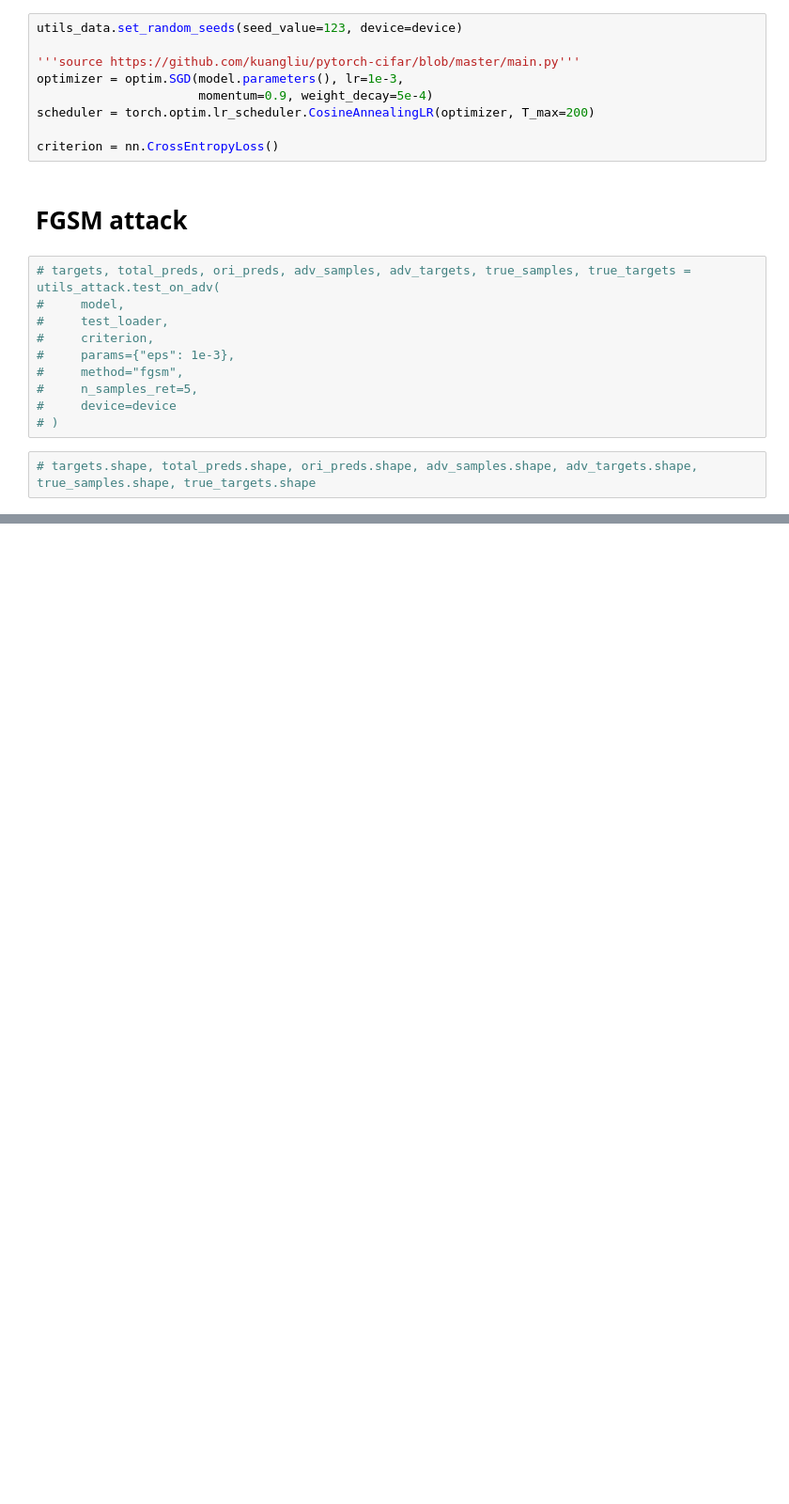
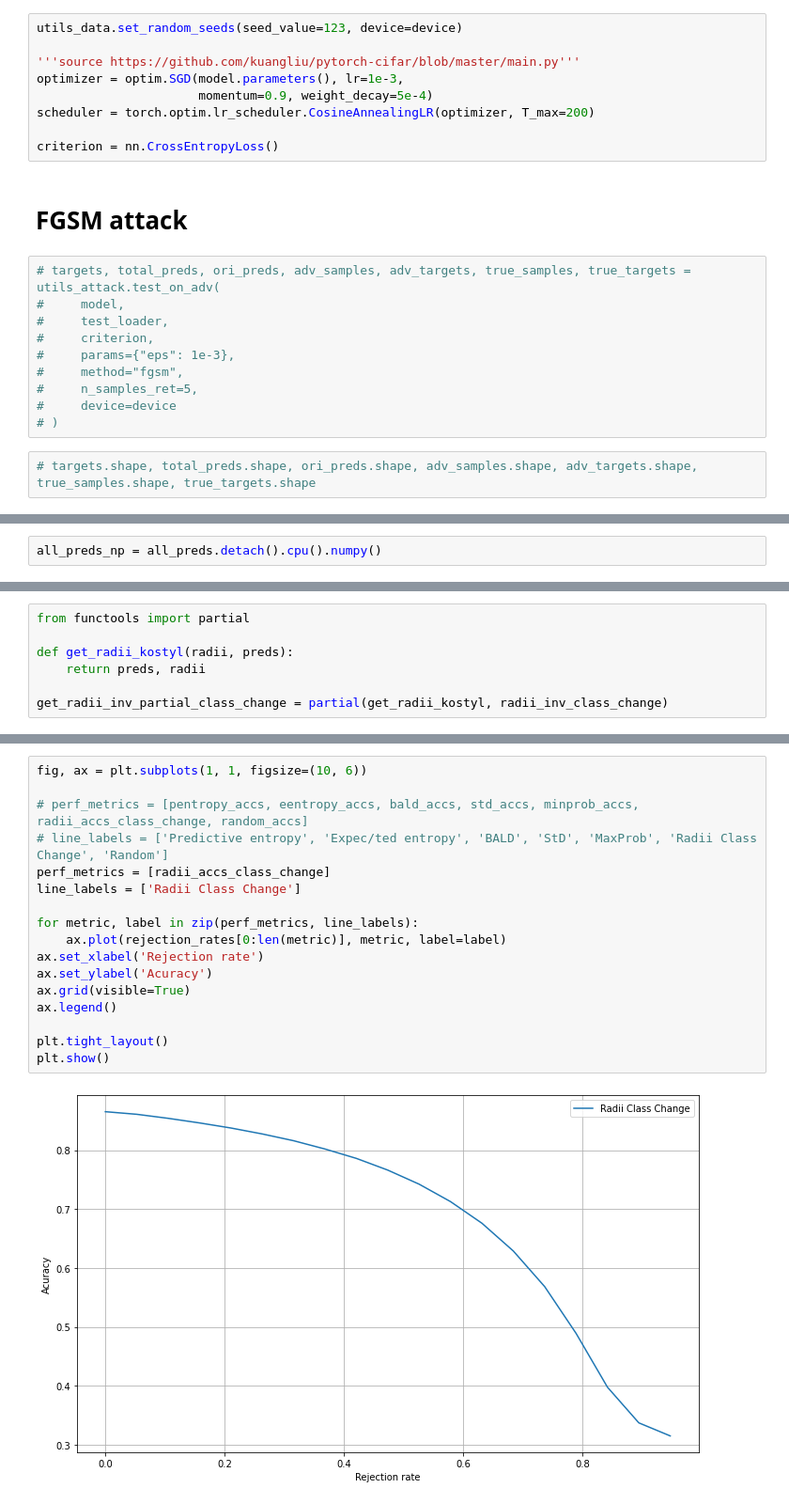
Before and after one commit to roguLINA/DL_project, a Jupyter notebook: experiment.ipynb, the cells around one changed output, grey strips where cells are left out. Shown at 94% size. Drawn from its saved outputs; the diff is of its cells as text; blank space fills up the shorter version.

```diff
--- a/experiment.ipynb
+++ b/experiment.ipynb
@@ -205,0 +219,2 @@ results_df
+# %%
+all_preds_np = all_preds.detach().cpu().numpy()
@@ -205,0 +269,7 @@ results_df
+# %%
+from functools import partial
+
+def get_radii_kostyl(radii, preds):
+    return preds, radii
+
+get_radii_inv_partial_class_change = partial(get_radii_kostyl, radii_inv_class_change)
@@ -205,0 +318,19 @@ results_df
+# %%
+fig, ax = plt.subplots(1, 1, figsize=(10, 6))
+
+# perf_metrics = [pentropy_accs, eentropy_accs, bald_accs, std_accs, minprob_accs, radii_accs_class_change, random_accs]
+# line_labels = ['Predictive entropy', 'Expec/ted entropy', 'BALD', 'StD', 'MaxProb', 'Radii Class Change', 'Random']
+perf_metrics = [radii_accs_class_change]
+line_labels = ['Radii Class Change']
+
+for metric, label in zip(perf_metrics, line_labels):
+    ax.plot(rejection_rates[0:len(metric)], metric, label=label)
+ax.set_xlabel('Rejection rate')
+ax.set_ylabel('Acuracy')
+ax.grid(visible=True)
+ax.legend()
+
+plt.tight_layout()
+plt.show()
+# %% [output]
+[figure, added]
```
Also changed, not shown: parts of 17 cells of this notebook, 2 other files.
